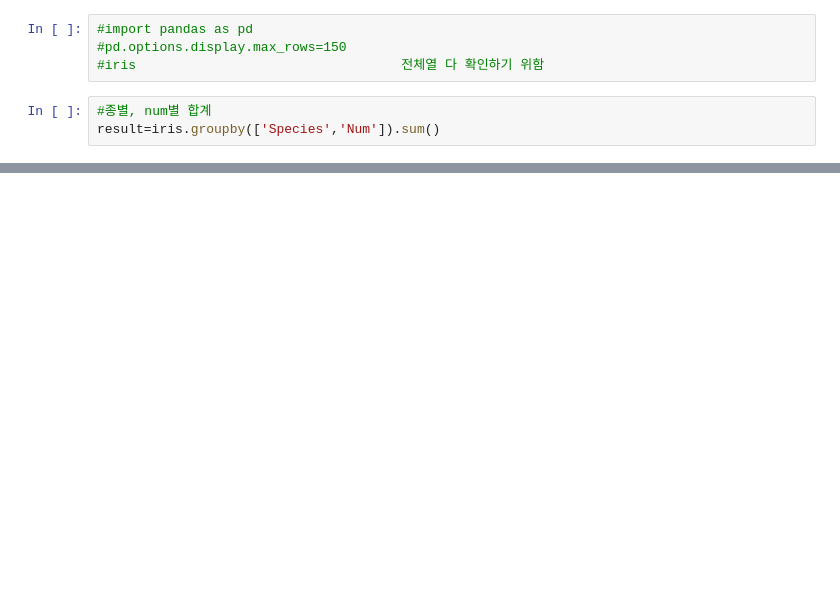
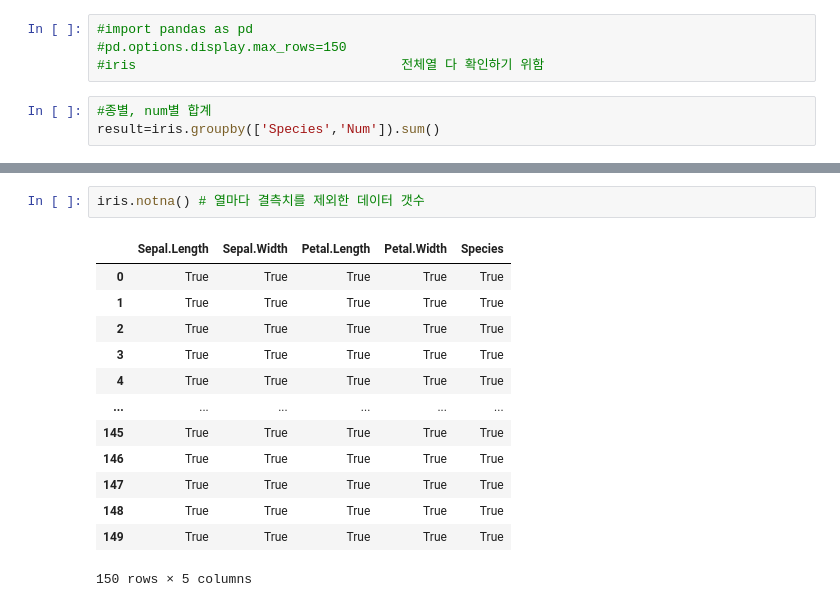
Before and after one commit to jack8704/ai, a Jupyter notebook: source/01_python/ch11_데이터프레임과 시리즈(Pandas)_9절~14절.ipynb, the cells around one changed output, grey strips where cells are left out. Saved outputs shown, nothing was run; the diff lists cells and outputs as text; blank space fills up the shorter version.

```diff
--- a/source/01_python/ch11_데이터프레임과 시리즈(Pandas)_9절~14절.ipynb
+++ b/source/01_python/ch11_데이터프레임과 시리즈(Pandas)_9절~14절.ipynb
@@ -305,0 +750,16 @@ iris.groupby(['Species']).describe().T
+# %%
+iris.notna() # 열마다 결측치를 제외한 데이터 갯수
+# %% [output]
+|  | Sepal.Length | Sepal.Width | Petal.Length | Petal.Width | Species |
+| 0 | True | True | True | True | True |
+| 1 | True | True | True | True | True |
+| 2 | True | True | True | True | True |
+| 3 | True | True | True | True | True |
+| 4 | True | True | True | True | True |
+| ... | ... | ... | ... | ... | ... |
+| 145 | True | True | True | True | True |
+| 146 | True | True | True | True | True |
+| 147 | True | True | True | True | True |
+| 148 | True | True | True | True | True |
+| 149 | True | True | True | True | True |
+150 rows × 5 columns
```
Also changed, not shown: parts of 147 cells of this notebook, 3 other files.
